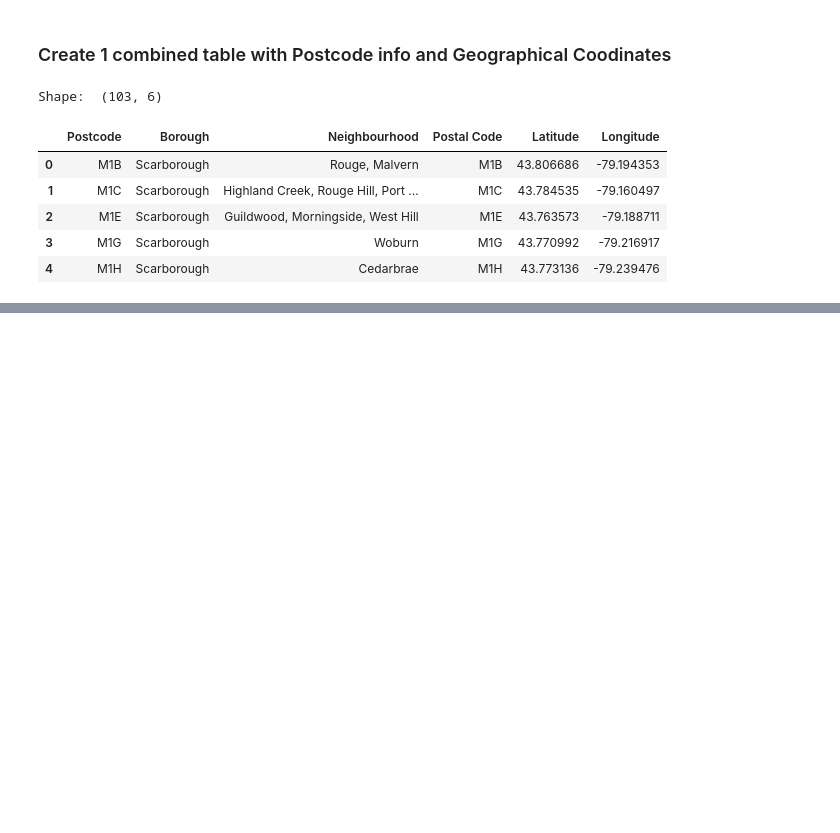
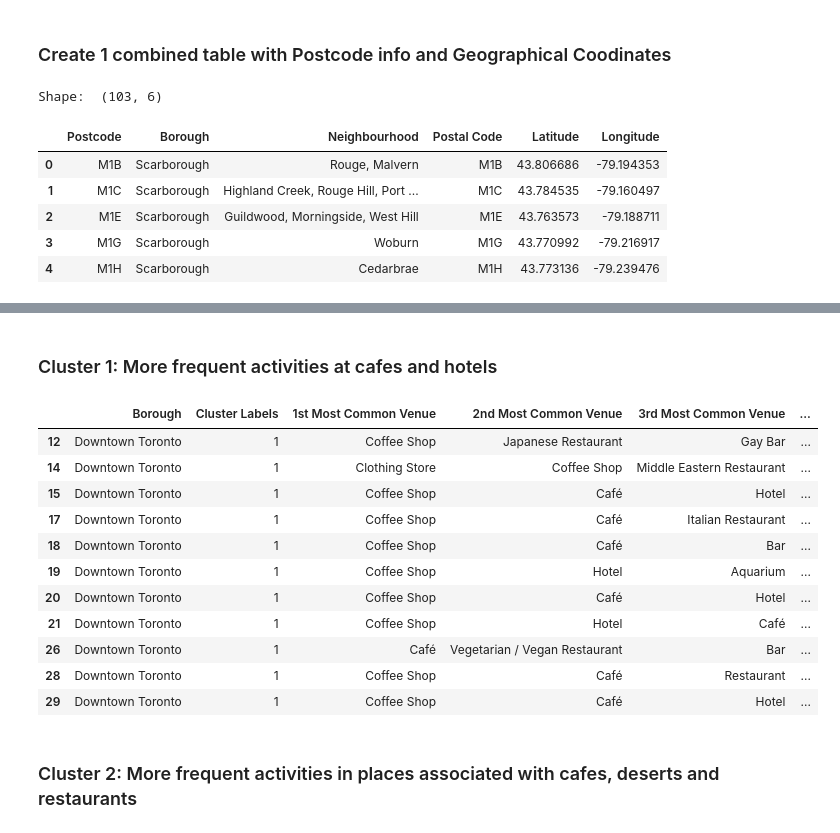
Before and after one commit to R1ceGrain/Coursera_Capstone, a Jupyter notebook: W3 Neighbourhoods in Toronto.ipynb, the cells around one changed output, grey strips where cells are left out. Saved outputs shown, nothing was run; the diff lists cells and outputs as text; code cells hidden in the pictures; blank space fills up the shorter version.

```diff
--- a/W3 Neighbourhoods in Toronto.ipynb
+++ b/W3 Neighbourhoods in Toronto.ipynb
@@ -168,0 +453,19 @@ Shape:  (103, 6)
+# %% [markdown]
+### Cluster 1: More frequent activities at cafes and hotels
+# %%
+df_t_merged.loc[df_t_merged['Cluster Labels'] == 1, df_t_merged.columns[[1] + list(range(5, df_t_merged.shape[1]))]]
+# %% [output]
+|  | Borough | Cluster Labels | 1st Most Common Venue | 2nd Most Common Venue | 3rd Most Common Venue | ... |
+| 12 | Downtown Toronto | 1 | Coffee Shop | Japanese Restaurant | Gay Bar | ... |
+| 14 | Downtown Toronto | 1 | Clothing Store | Coffee Shop | Middle Eastern Restaurant | ... |
+| 15 | Downtown Toronto | 1 | Coffee Shop | Café | Hotel | ... |
+| 17 | Downtown Toronto | 1 | Coffee Shop | Café | Italian Restaurant | ... |
+| 18 | Downtown Toronto | 1 | Coffee Shop | Café | Bar | ... |
+| 19 | Downtown Toronto | 1 | Coffee Shop | Hotel | Aquarium | ... |
+| 20 | Downtown Toronto | 1 | Coffee Shop | Café | Hotel | ... |
+| 21 | Downtown Toronto | 1 | Coffee Shop | Hotel | Café | ... |
+| 26 | Downtown Toronto | 1 | Café | Vegetarian / Vegan Restaurant | Bar | ... |
+| 28 | Downtown Toronto | 1 | Coffee Shop | Café | Restaurant | ... |
+| 29 | Downtown Toronto | 1 | Coffee Shop | Café | Hotel | ... |
+# %% [markdown]
+### Cluster 2: More frequent activities in places associated with cafes, deserts and restaurants
```
Also changed, not shown: parts of 28 cells of this notebook.
